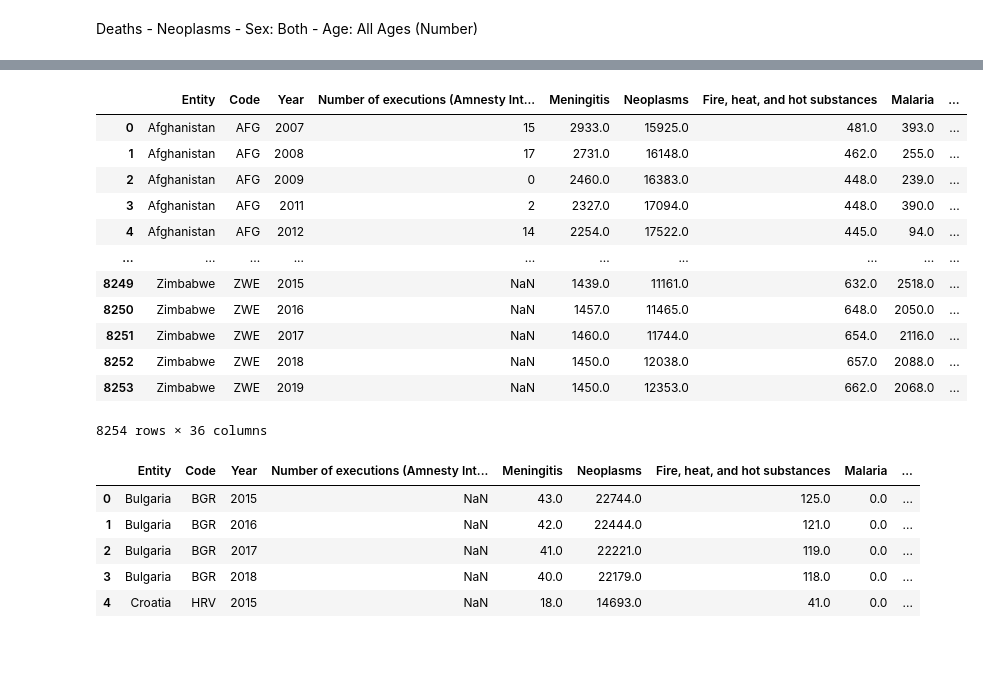
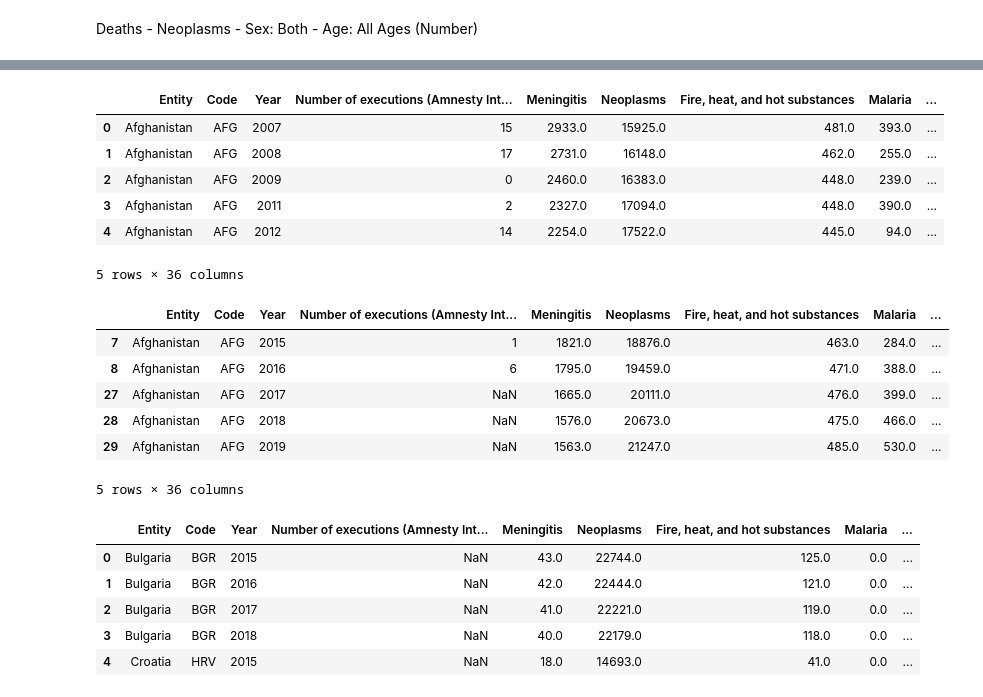
Before and after one commit to TanishaCooper/projectone_groupfour, a Jupyter notebook: HealthcarePy/test.ipynb, the cells around one changed output, grey strips where cells are left out. Saved outputs shown, nothing was run; the diff lists cells and outputs as text; code cells hidden in the pictures; blank space fills up the shorter version.

```diff
--- a/HealthcarePy/test.ipynb
+++ b/HealthcarePy/test.ipynb
@@ -53,27 +33,32 @@ for columns in range(len(mortality_column_list)):
 # print(new_mort_list)
 # %%
 mortality_df.columns = new_mort_list
-mortality_df
+mortality_df.head()
 # %% [output]
 |  | Entity | Code | Year | Number of executions (Amnesty Int... | Meningitis | Neoplasms | Fire, heat, and hot substances | Malaria | ... |
 | 0 | Afghanistan | AFG | 2007 | 15 | 2933.0 | 15925.0 | 481.0 | 393.0 | ... |
 | 1 | Afghanistan | AFG | 2008 | 17 | 2731.0 | 16148.0 | 462.0 | 255.0 | ... |
 | 2 | Afghanistan | AFG | 2009 | 0 | 2460.0 | 16383.0 | 448.0 | 239.0 | ... |
 | 3 | Afghanistan | AFG | 2011 | 2 | 2327.0 | 17094.0 | 448.0 | 390.0 | ... |
 | 4 | Afghanistan | AFG | 2012 | 14 | 2254.0 | 17522.0 | 445.0 | 94.0 | ... |
-| ... | ... | ... | ... | ... | ... | ... | ... | ... | ... |
-| 8249 | Zimbabwe | ZWE | 2015 | NaN | 1439.0 | 11161.0 | 632.0 | 2518.0 | ... |
-| 8250 | Zimbabwe | ZWE | 2016 | NaN | 1457.0 | 11465.0 | 648.0 | 2050.0 | ... |
-| 8251 | Zimbabwe | ZWE | 2017 | NaN | 1460.0 | 11744.0 | 654.0 | 2116.0 | ... |
-| 8252 | Zimbabwe | ZWE | 2018 | NaN | 1450.0 | 12038.0 | 657.0 | 2088.0 | ... |
-| 8253 | Zimbabwe | ZWE | 2019 | NaN | 1450.0 | 12353.0 | 662.0 | 2068.0 | ... |
-8254 rows × 36 columns
+5 rows × 36 columns
 # %%
+# Filter by years 2015 - 2019
 year_df = mortality_df.loc[(
     mortality_df["Year"] == 2015) |
     (mortality_df["Year"] == 2016) |
     (mortality_df["Year"] == 2017) |
-    (mortality_df["Year"] == 2018)]
+    (mortality_df["Year"] == 2018) |
+    (mortality_df["Year"] == 2019)]
+year_df.head()
+# %% [output]
+|  | Entity | Code | Year | Number of executions (Amnesty Int... | Meningitis | Neoplasms | Fire, heat, and hot substances | Malaria | ... |
+| 7 | Afghanistan | AFG | 2015 | 1 | 1821.0 | 18876.0 | 463.0 | 284.0 | ... |
+| 8 | Afghanistan | AFG | 2016 | 6 | 1795.0 | 19459.0 | 471.0 | 388.0 | ... |
+| 27 | Afghanistan | AFG | 2017 | NaN | 1665.0 | 20111.0 | 476.0 | 399.0 | ... |
+| 28 | Afghanistan | AFG | 2018 | NaN | 1576.0 | 20673.0 | 475.0 | 466.0 | ... |
+| 29 | Afghanistan | AFG | 2019 | NaN | 1563.0 | 21247.0 | 485.0 | 530.0 | ... |
+5 rows × 36 columns
 # %%
 most_deaths = ["Bulgaria","Ukraine","Latvia","Lesotho","Lithuania","Serbia","Croatia","Romania","Georgia","Russia"]
 least_deaths = ["Qatar","United Arab Emirates","Bahrain","Oman","Kuwait","Maldives","Saudi Arabia","Palestine","Jordan","Solomon Islands"]
```
Also changed, not shown: parts of 13 cells of this notebook.
